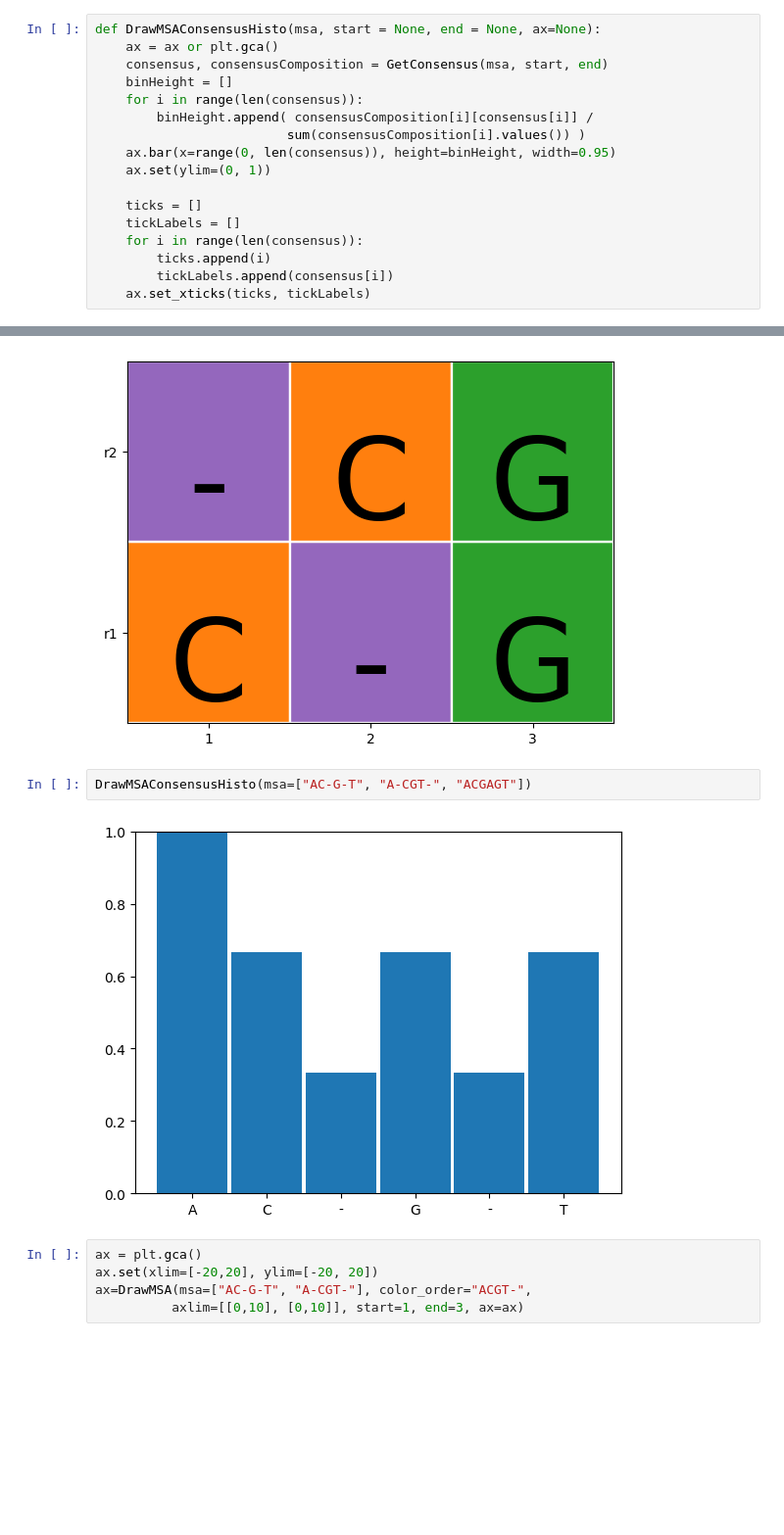
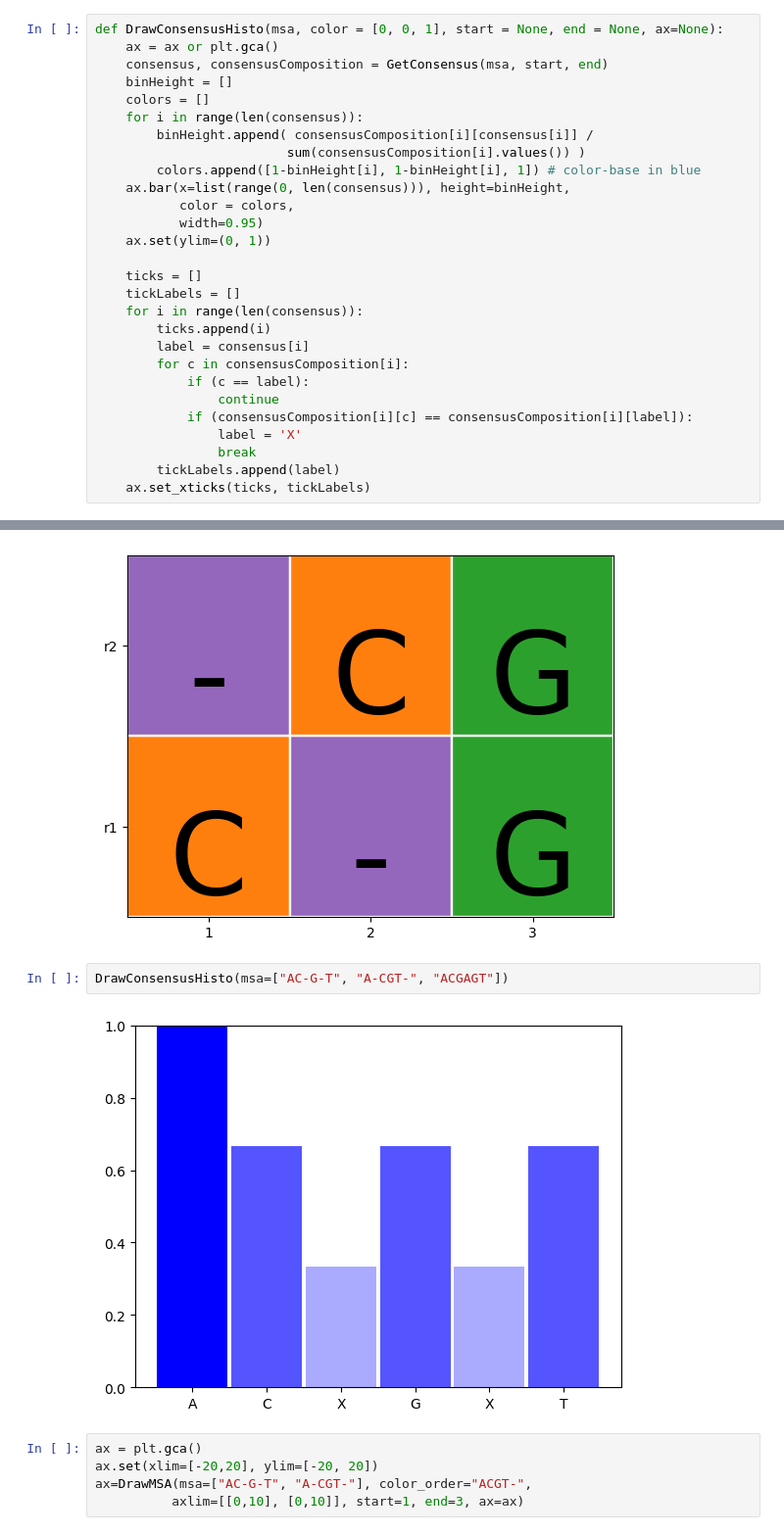
Before and after one commit to mourisl/MSAplot, a Jupyter notebook: vizMSA_dev.ipynb, the cells around one changed output, grey strips where cells are left out. Shown at 98% size. Saved outputs shown, nothing was run; the diff lists cells and outputs as text; blank space fills up the shorter version.

Commit message:
Use X to represent tie consensus. Change bar color for consensus

```diff
--- a/vizMSA_dev.ipynb
+++ b/vizMSA_dev.ipynb
@@ -128,19 +128,30 @@ def GetConsensus(msa, start = None, end = None):
         consensusComposition.append(composition)
     return consensus, consensusComposition
 # %%
-def DrawMSAConsensusHisto(msa, start = None, end = None, ax=None):
+def DrawConsensusHisto(msa, color = [0, 0, 1], start = None, end = None, ax=None):
     ax = ax or plt.gca()
     consensus, consensusComposition = GetConsensus(msa, start, end)
     binHeight = []
+    colors = []
     for i in range(len(consensus)):
         binHeight.append( consensusComposition[i][consensus[i]] /
                          sum(consensusComposition[i].values()) )
-    ax.bar(x=range(0, len(consensus)), height=binHeight, width=0.95)
+        colors.append([1-binHeight[i], 1-binHeight[i], 1]) # color-base in blue
+    ax.bar(x=list(range(0, len(consensus))), height=binHeight,
+           color = colors,
+           width=0.95)
     ax.set(ylim=(0, 1))
 
     ticks = []
     tickLabels = []
     for i in range(len(consensus)):
         ticks.append(i)
-        tickLabels.append(consensus[i])
+        label = consensus[i]
+        for c in consensusComposition[i]:
+            if (c == label):
+                continue
+            if (consensusComposition[i][c] == consensusComposition[i][label]):
+                label = 'X'
+                break
+        tickLabels.append(label)
     ax.set_xticks(ticks, tickLabels)
@@ -152,9 +165,9 @@ ax, color_map=DrawMSA(msa=["AC-G-T", "A-CGT-"], seq_names = ["r1", "r2"],
 # %% [output]
 [figure]
 # %%
-DrawMSAConsensusHisto(msa=["AC-G-T", "A-CGT-", "ACGAGT"])
+DrawConsensusHisto(msa=["AC-G-T", "A-CGT-", "ACGAGT"])
 # %% [output]
-[figure, old version]
+[figure, new version]
 # %%
 ax = plt.gca()
 ax.set(xlim=[-20,20], ylim=[-20, 20])
```
Also changed, not shown: parts of 1 cell of this notebook.
